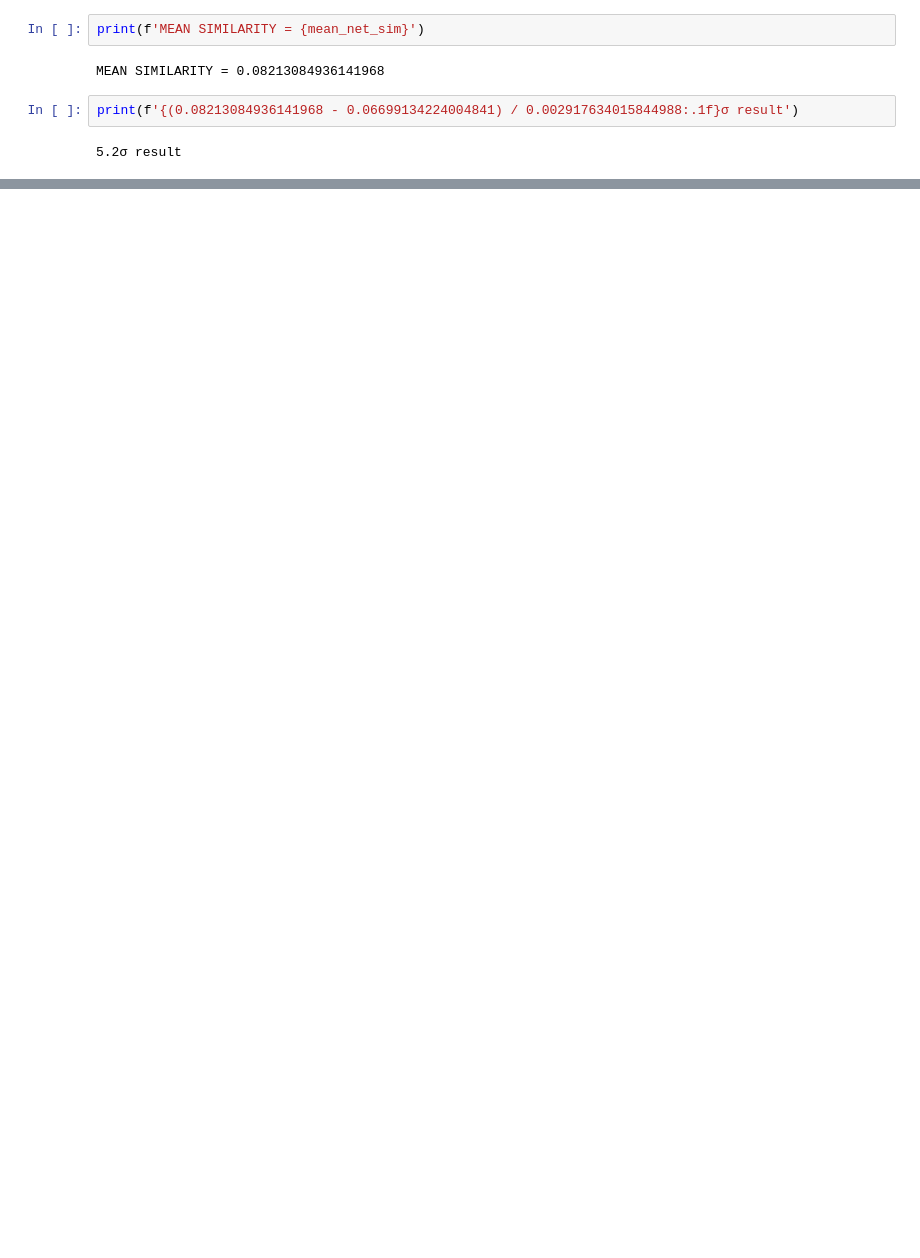
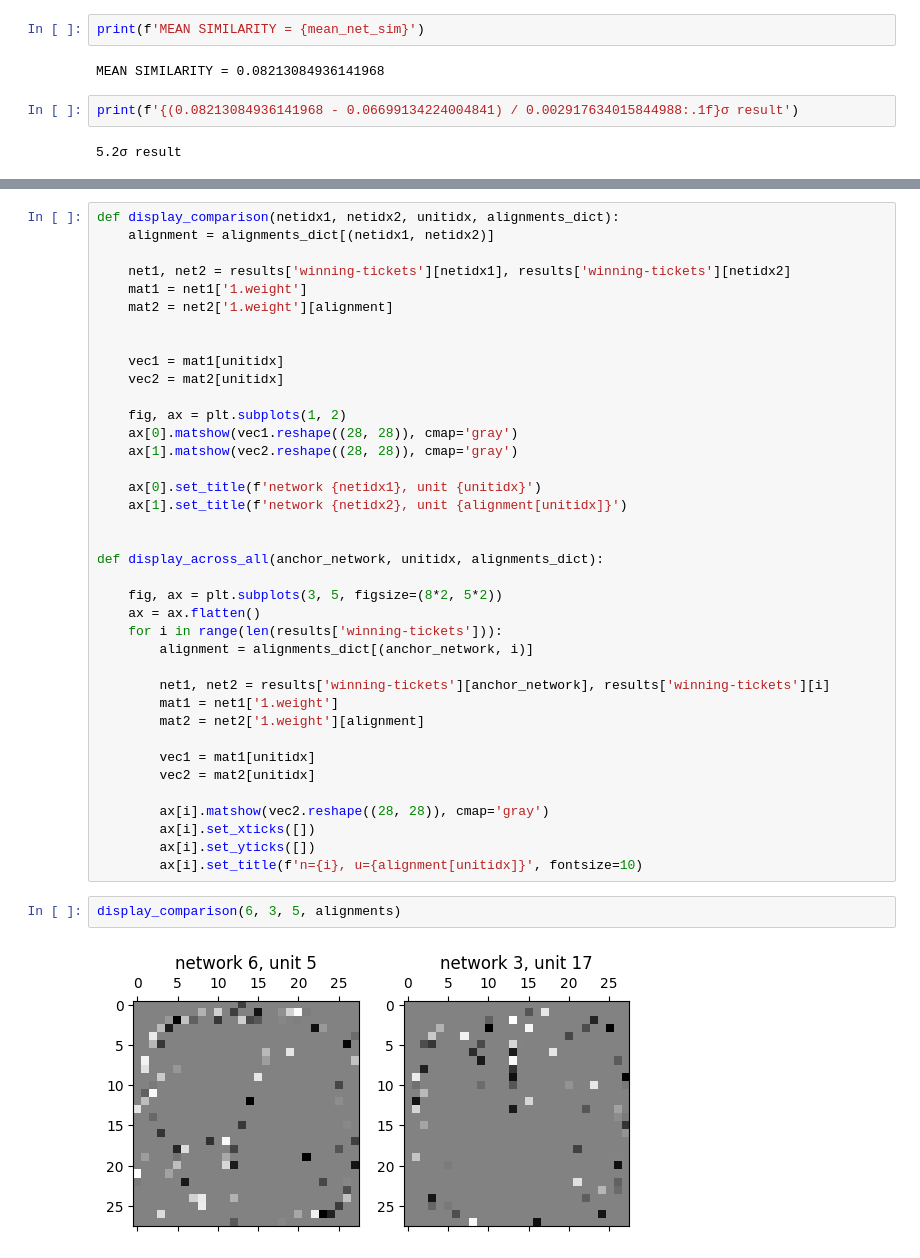
Before and after one commit to SukritTM/lth-efficiency, a Jupyter notebook: notebooks/scratchpad.ipynb, the cells around one changed output, grey strips where cells are left out. Cells and saved outputs as stored; diff of their text form; blank space fills up the shorter version.

```diff
--- a/notebooks/scratchpad.ipynb
+++ b/notebooks/scratchpad.ipynb
@@ -294,0 +306,42 @@ print(f'{(0.08213084936141968 - 0.06699134224004841) / 0.002917634015844988:.1f}
+# %%
+def display_comparison(netidx1, netidx2, unitidx, alignments_dict):
+    alignment = alignments_dict[(netidx1, netidx2)]
+
+    net1, net2 = results['winning-tickets'][netidx1], results['winning-tickets'][netidx2]
+    mat1 = net1['1.weight']
+    mat2 = net2['1.weight'][alignment]
+
+
+    vec1 = mat1[unitidx]
+    vec2 = mat2[unitidx]
+
+    fig, ax = plt.subplots(1, 2)
+    ax[0].matshow(vec1.reshape((28, 28)), cmap='gray')
+    ax[1].matshow(vec2.reshape((28, 28)), cmap='gray')
+
+    ax[0].set_title(f'network {netidx1}, unit {unitidx}')
+    ax[1].set_title(f'network {netidx2}, unit {alignment[unitidx]}')
+
+
+def display_across_all(anchor_network, unitidx, alignments_dict):
+
+    fig, ax = plt.subplots(3, 5, figsize=(8*2, 5*2))
+    ax = ax.flatten()
+    for i in range(len(results['winning-tickets'])):
+        alignment = alignments_dict[(anchor_network, i)]
+
+        net1, net2 = results['winning-tickets'][anchor_network], results['winning-tickets'][i]
+        mat1 = net1['1.weight']
+        mat2 = net2['1.weight'][alignment]
+
+        vec1 = mat1[unitidx]
+        vec2 = mat2[unitidx]
+
+        ax[i].matshow(vec2.reshape((28, 28)), cmap='gray')
+        ax[i].set_xticks([])
+        ax[i].set_yticks([])
+        ax[i].set_title(f'n={i}, u={alignment[unitidx]}', fontsize=10)
+# %%
+display_comparison(6, 3, 5, alignments)
+# %% [output]
+[figure, added]
```
Also changed, not shown: parts of 8 cells of this notebook, 3 other files.
